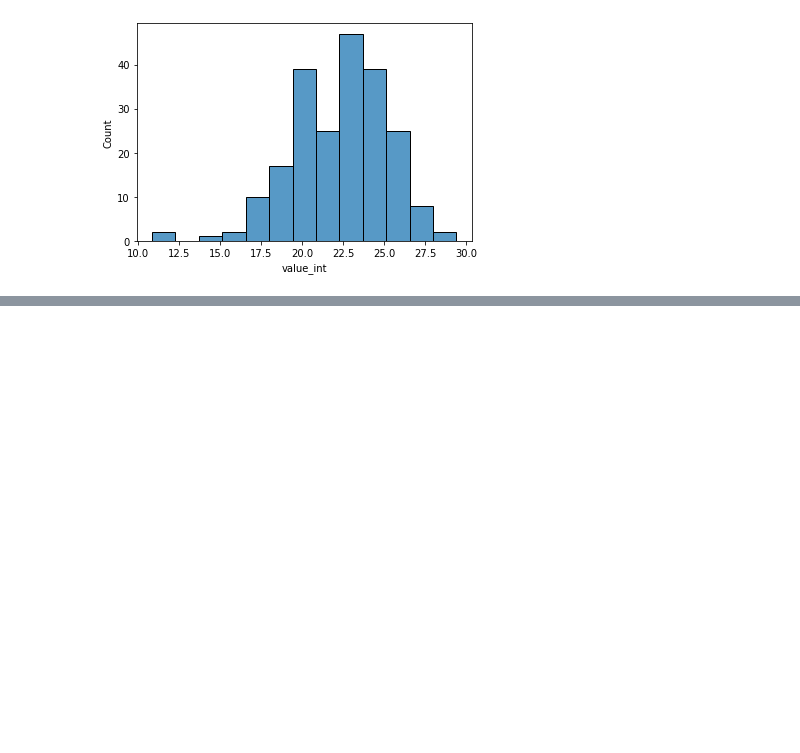
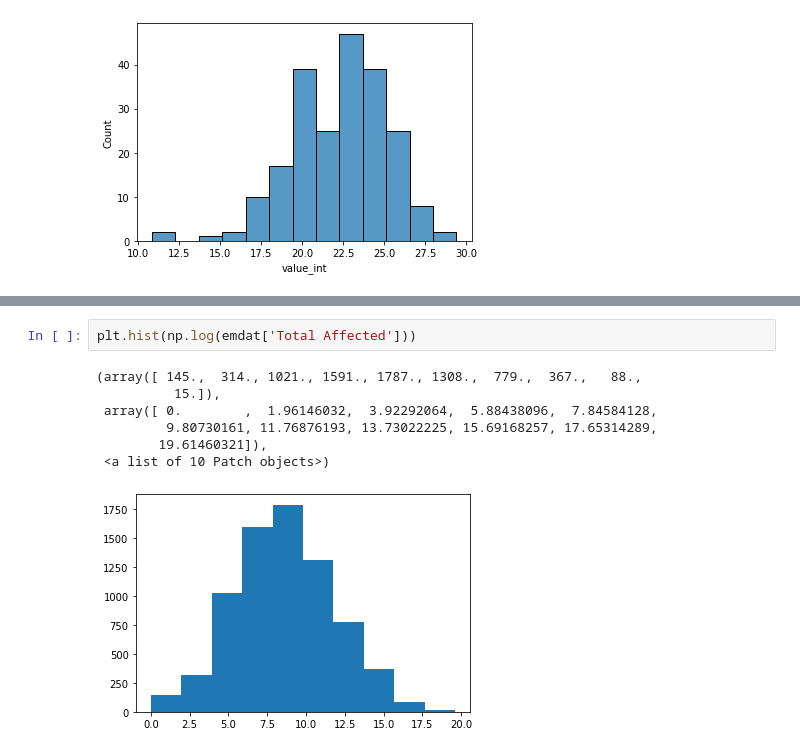
Before and after one commit to huesofenigma/DS4A_energy, a Jupyter notebook: ds4a_eda_isabella.ipynb, the cells around one changed output, grey strips where cells are left out. Drawn from its saved outputs; the diff is of its cells as text; blank space fills up the shorter version.

```diff
--- a/ds4a_eda_isabella.ipynb
+++ b/ds4a_eda_isabella.ipynb
@@ -77,0 +146,10 @@ sns.histplot(np.log(elec_prod_2016['value_int']))
+# %%
+plt.hist(np.log(emdat['Total Affected']))
+# %% [output]
+(array([ 145.,  314., 1021., 1591., 1787., 1308.,  779.,  367.,   88.,
+          15.]),
+ array([ 0.        ,  1.96146032,  3.92292064,  5.88438096,  7.84584128,
+         9.80730161, 11.76876193, 13.73022225, 15.69168257, 17.65314289,
+        19.61460321]),
+ <a list of 10 Patch objects>)
+[figure, added]
```
Also changed, not shown: parts of 10 cells of this notebook.
